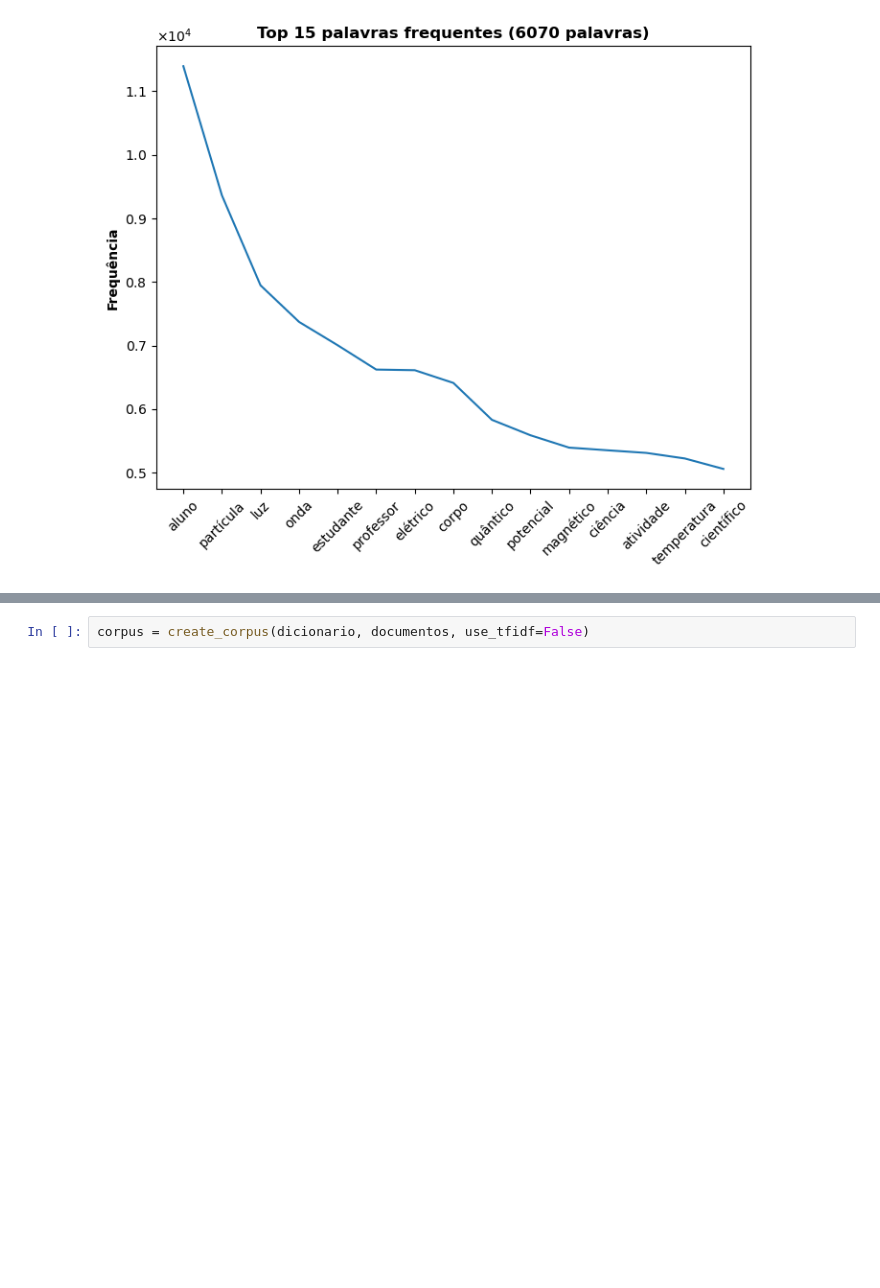
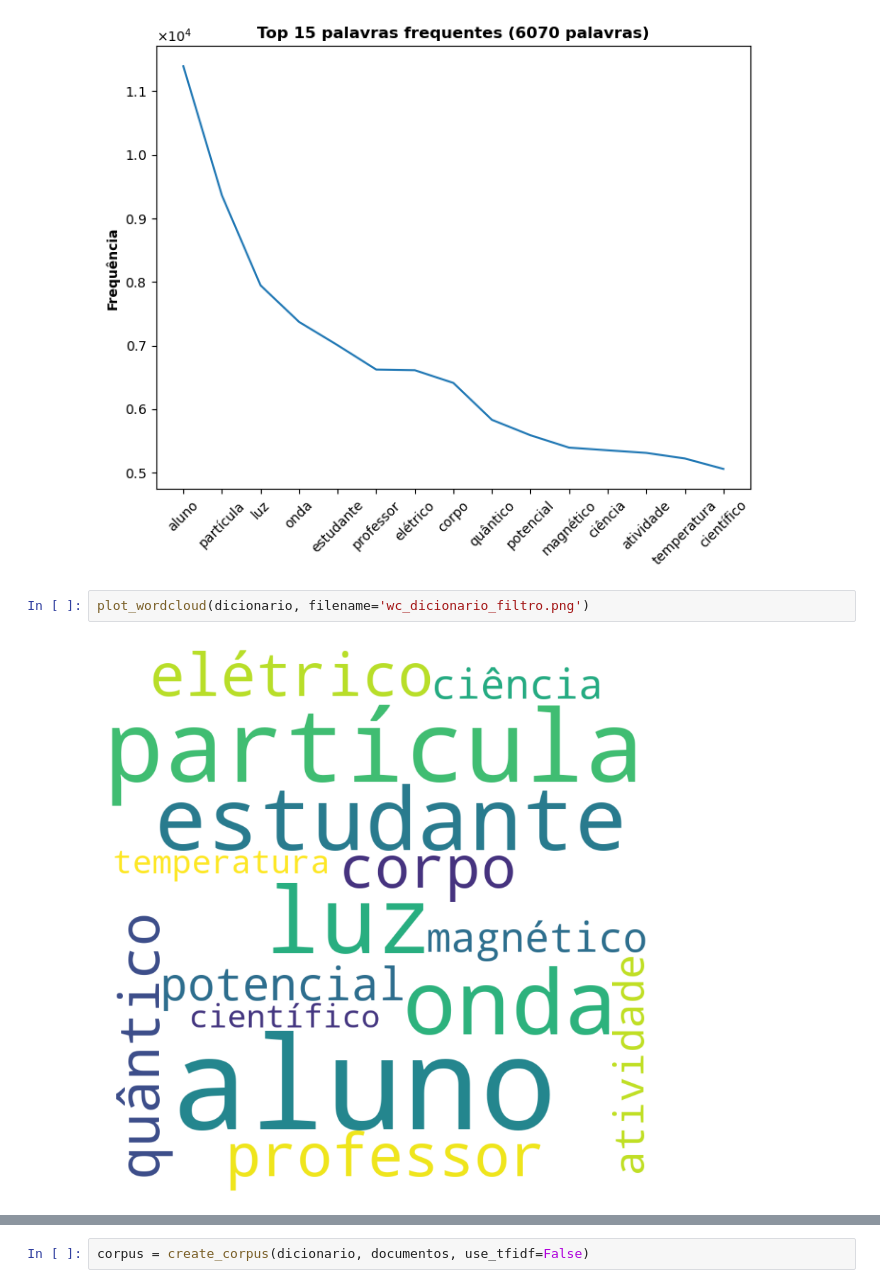
Before and after one commit to ghurone/monografia, a Jupyter notebook: code/4. Análise Dataset SciELO.ipynb, the cells around one changed output, grey strips where cells are left out. Saved outputs shown, nothing was run; the diff lists cells and outputs as text; blank space fills up the shorter version.

```diff
--- a/code/4. Análise Dataset SciELO.ipynb
+++ b/code/4. Análise Dataset SciELO.ipynb
@@ -47,3 +47,7 @@ plot_frequent_words(dicionario_sem_filtro, filename='dicionario_completo.png')
 plot_frequent_words(dicionario, filename='dicionario_filtro.png')
 # %% [output]
 [figure]
+# %%
+plot_wordcloud(dicionario, filename='wc_dicionario_filtro.png')
+# %% [output]
+[figure, added]
```
Also changed, not shown: parts of 45 cells of this notebook, 8 other files.
